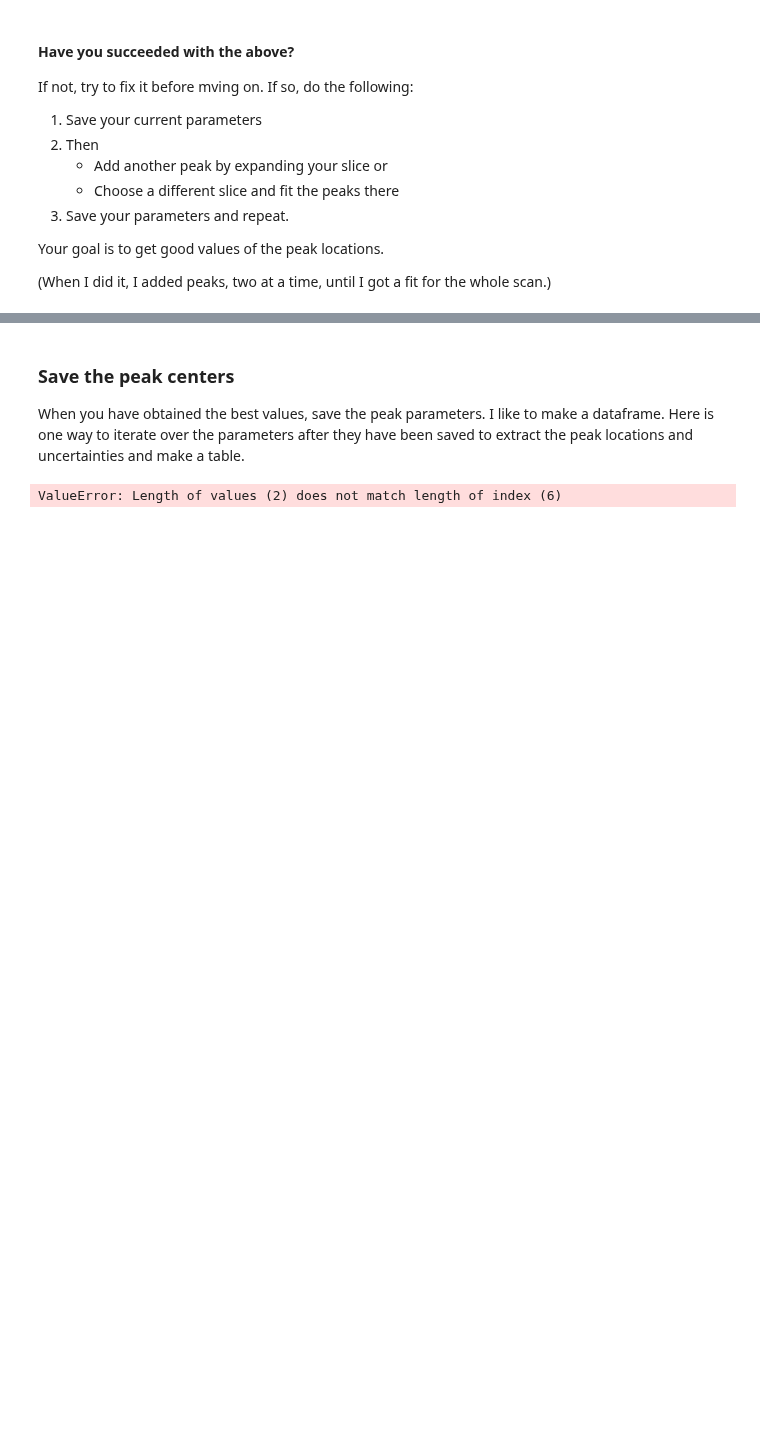
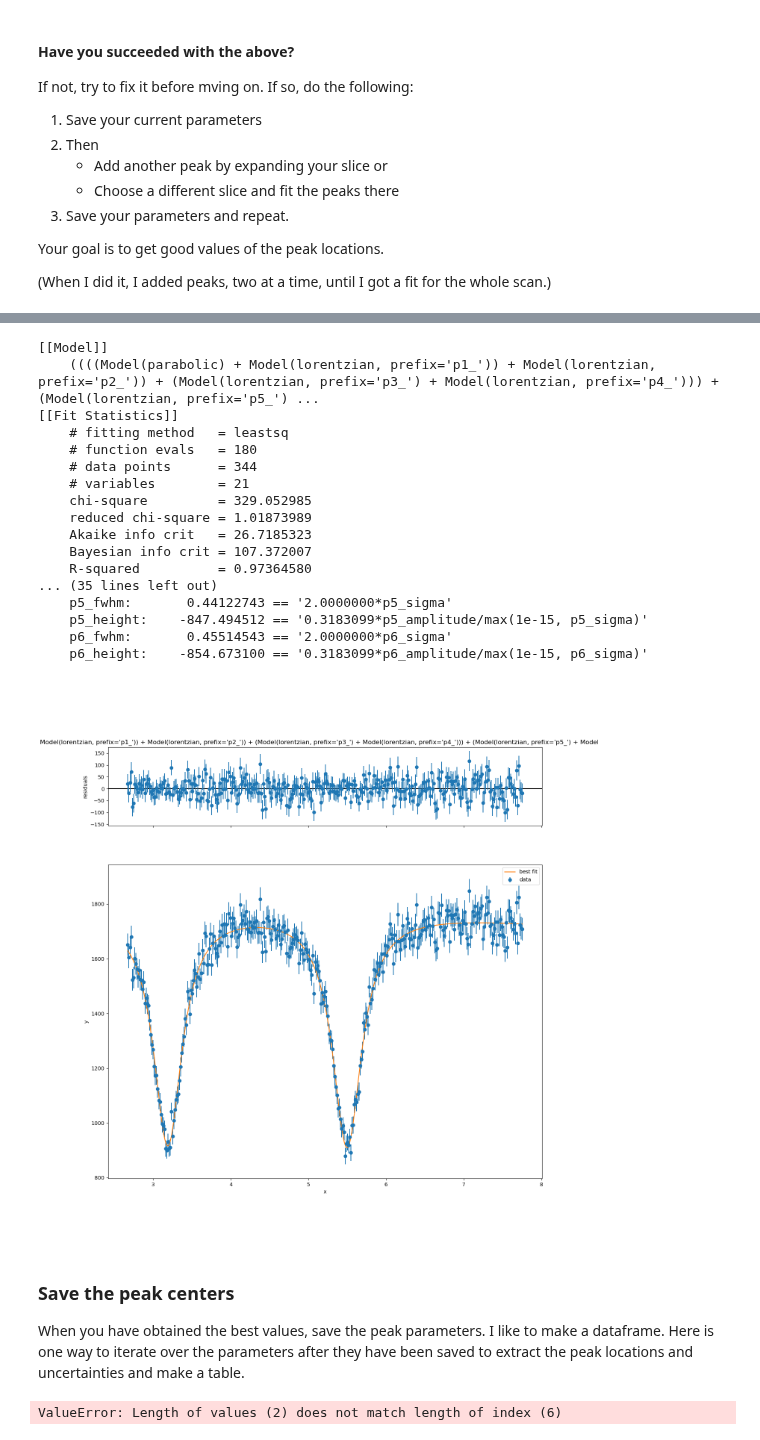
Before and after one commit to nattitanic/phys431, a Jupyter notebook: mossbauer-spectroscopy-main/Mossbauer Full Analysis (Template).ipynb, the cells around one changed output, grey strips where cells are left out. Saved outputs shown, nothing was run; the diff lists cells and outputs as text; code cells hidden in the pictures; blank space fills up the shorter version.

Commit message:
all lines are fit, now need to add them all into one

```diff
--- a/mossbauer-spectroscopy-main/Mossbauer Full Analysis (Template).ipynb
+++ b/mossbauer-spectroscopy-main/Mossbauer Full Analysis (Template).ipynb
@@ -308,0 +339,46 @@ model_fit.plot(fig=myfig);
+# %%
+## Fit the curve
+
+model3 = LorentzianModel(prefix='p5_') + LorentzianModel(prefix='p6_')
+model = model1 + model2 + model3
+
+params = model.make_params()
+
+
+### The parameters needed for the next 2
+params['p5_center'].set(value=3.2, vary=True)
+params['p5_amplitude'].set(value=-350.0*.15*np.pi, vary=True)
+params['p5_sigma'].set(value=valSigma, vary=True)
+
+
+params['p6_center'].set(value=5.6, vary=True)
+params['p6_amplitude'].set(value=-400.0*.15*np.pi, vary=True)
+params['p6_sigma'].set(value=valSigma, vary=True)
+
+## Eventually the fitting:
+model_fit = model.fit(Fe['Counts'][Index], params, x=Fe['velocity'], weights=1/np.sqrt(Fe['Counts'][Index]))
+
+print(model_fit.fit_report(show_correl=False))
+
+
+myfig=plt.figure(figsize=(15,15))
+model_fit.plot(fig=myfig);
+# %% [output]
+[[Model]]
+    ((((Model(parabolic) + Model(lorentzian, prefix='p1_')) + Model(lorentzian, prefix='p2_')) + (Model(lorentzian, prefix='p3_') + Model(lorentzian, prefix='p4_'))) + (Model(lorentzian, prefix='p5_') ...
+[[Fit Statistics]]
+    # fitting method   = leastsq
+    # function evals   = 180
+    # data points      = 344
+    # variables        = 21
+    chi-square         = 329.052985
+    reduced chi-square = 1.01873989
+    Akaike info crit   = 26.7185323
+    Bayesian info crit = 107.372007
+    R-squared          = 0.97364580
+... (35 lines left out)
+    p5_fwhm:       0.44122743 == '2.0000000*p5_sigma'
+    p5_height:    -847.494512 == '0.3183099*p5_amplitude/max(1e-15, p5_sigma)'
+    p6_fwhm:       0.45514543 == '2.0000000*p6_sigma'
+    p6_height:    -854.673100 == '0.3183099*p6_amplitude/max(1e-15, p6_sigma)'
+[figure, added]
```
Also changed, not shown: parts of 6 cells of this notebook.
